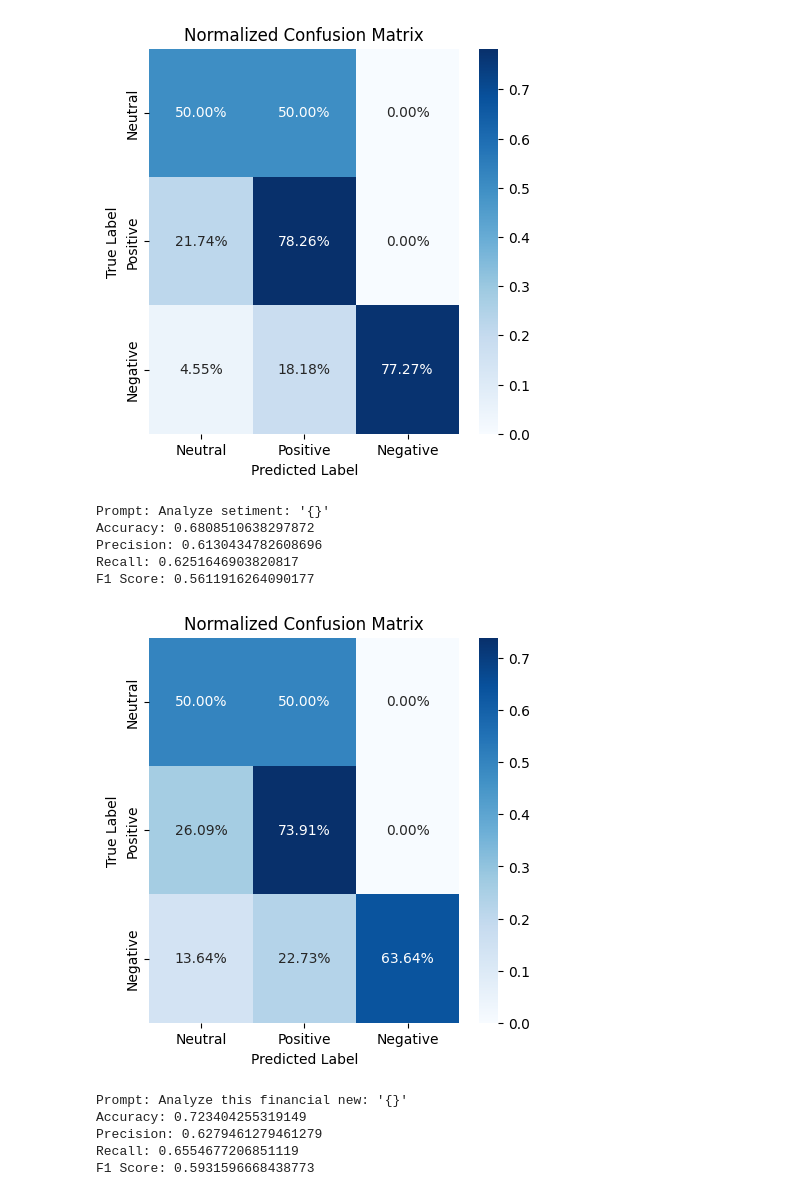
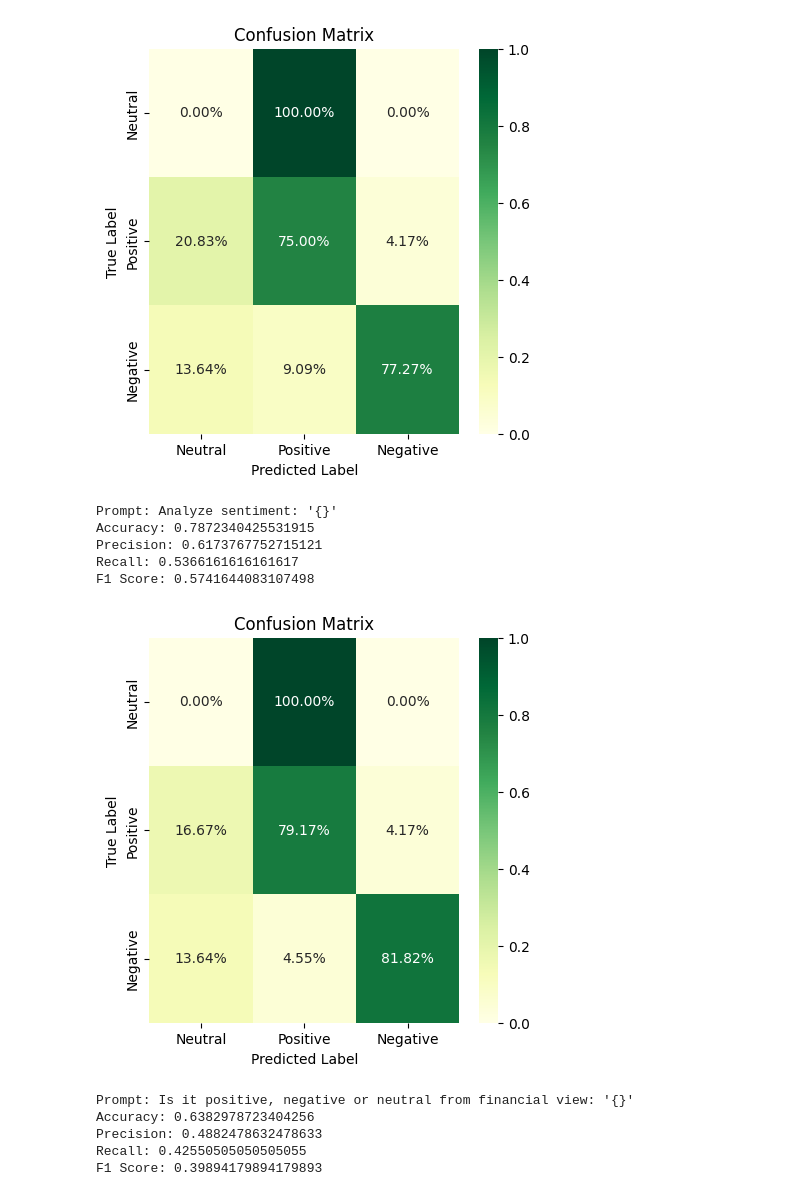
Before and after one commit to Bryzhko/Diploma, a Jupyter notebook: Diploma.ipynb, the cells around one changed output. Cells and saved outputs as stored; diff of their text form; code cells hidden in the pictures.

```diff
--- a/Diploma.ipynb
+++ b/Diploma.ipynb
@@ -16,7 +16,7 @@ from google.colab import drive
 import numpy as np
 import torch
 
-def get_news(query, recent_days=365):
+def get_news(query, recent_days=7):
     refined_query = f"{query} when:{recent_days}d"
     url = f"https://news.google.com/rss/search?q={refined_query}&hl=en-US&gl=US&ceid=US:en"
     response = requests.get(url)
@@ -88,7 +88,7 @@ def main():
     df = pd.read_csv('gdrive/My Drive/Diploma/data.csv')
 
     portfolio = {
-        "Stocks": ["APPLE", "GOOGLE", "AMAZON", "Lockheed Martin", "Gazprom", 'Microsoft', 'OpenAI'],
+        "Stocks": ["Apple", "Google", "Amazon", "Lockheed Martin", 'Microsoft', 'OpenAI'],
         "Bonds": ["US Treasury Bonds"],
         "Cryptocurrency": ["BTC", "ETH"]
     }
@@ -100,13 +100,14 @@ def main():
 
     prompts = [
         "'{}'",
-        "Analyze setiment: '{}'",
-        "Analyze this financial new: '{}'",
+        "Analyze sentiment: '{}'",
+        "Is it positive, negative or neutral from financial view: '{}'",
+        "Analyze this financial news: '{}'",
         "Financial perspective: '{}'",
-        "Market sentiment of the new: '{}'",
-        "As a financial manager: Analyze this financial new: '{}'",
+        "Market sentiment of the news: '{}'",
+        "As a financial manager: Analyze this financial news: '{}'",
         "As an accountant define financial perspective: '{}'",
-        "As a fund manager define market sentiment of the new: '{}'"
+        "As a fund manager define market sentiment of the news: '{}'"
     ]
 
     X_train, X_test, y_train, y_test = train_test_split(df['news'], df['sentiment'], test_size=0.3)
@@ -121,14 +122,14 @@ def main():
 
         # Побудова матриці помилок
         conf_matrix = confusion_matrix(y_test, y_pred, labels=labels)
-        conf_matrix_normalized = conf_matrix.astype('float') / conf_matrix.sum(axis=1)[:, np.newaxis]  # Нормалізація
+        conf_matrix_normalized = conf_matrix.astype('float') / conf_matrix.sum(axis=1)[:, np.newaxis]
 
         # Візуалізація матриці помилок
         fig, ax = plt.subplots(figsize=(5, 5))
-        sns.heatmap(conf_matrix_normalized, annot=True, fmt=".2%", cmap='Blues', ax=ax, xticklabels=labels, yticklabels=labels)
+        sns.heatmap(conf_matrix_normalized, annot=True, fmt=".2%", cmap='YlGn', ax=ax, xticklabels=labels, yticklabels=labels)
         plt.xlabel('Predicted Label')
         plt.ylabel('True Label')
-        plt.title('Normalized Confusion Matrix')
+        plt.title('Confusion Matrix')
 
 
         print(f"Prompt: {prompt}")
@@ -179,14 +180,14 @@ def main():
 
         # Побудова матриці помилок
         conf_matrix = confusion_matrix(y_test, y_pred, labels=labels)
-        conf_matrix_normalized = conf_matrix.astype('float') / conf_matrix.sum(axis=1)[:, np.newaxis]  # Нормалізація
+        conf_matrix_normalized = conf_matrix.astype('float') / conf_matrix.sum(axis=1)[:, np.newaxis]
 
         # Візуалізація матриці помилок
         fig, ax = plt.subplots(figsize=(5, 5))
-        sns.heatmap(conf_matrix_normalized, annot=True, fmt=".2%", cmap='Blues', ax=ax, xticklabels=labels, yticklabels=labels)
+        sns.heatmap(conf_matrix_normalized, annot=True, fmt=".2%", cmap='YlGn', ax=ax, xticklabels=labels, yticklabels=labels)
         plt.xlabel('Predicted Label')
         plt.ylabel('True Label')
-        plt.title('Normalized Confusion Matrix')
+        plt.title('Confusion Matrix')
 
 
         print(f"Prompt: {prompt}")
@@ -235,12 +241,12 @@ F1 Score: 0.625541929889756
-[figure, old version]
+[figure, new version]
-Prompt: Analyze setiment: '{}'
-Accuracy: 0.6808510638297872
-Precision: 0.6130434782608696
-Recall: 0.6251646903820817
-F1 Score: 0.5611916264090177
+Prompt: Analyze sentiment: '{}'
+Accuracy: 0.7872340425531915
+Precision: 0.6173767752715121
+Recall: 0.5366161616161617
+F1 Score: 0.5741644083107498
-[figure, old version]
+[figure, new version]
-Prompt: Analyze this financial new: '{}'
-Accuracy: 0.723404255319149
-Precision: 0.6279461279461279
-Recall: 0.6554677206851119
-F1 Score: 0.5931596668438773
+Prompt: Is it positive, negative or neutral from financial view: '{}'
+Accuracy: 0.6382978723404256
+Precision: 0.4882478632478633
+Recall: 0.42550505050505055
+F1 Score: 0.39894179894179893
```
Also changed, not shown: parts of 1 cell of this notebook.
